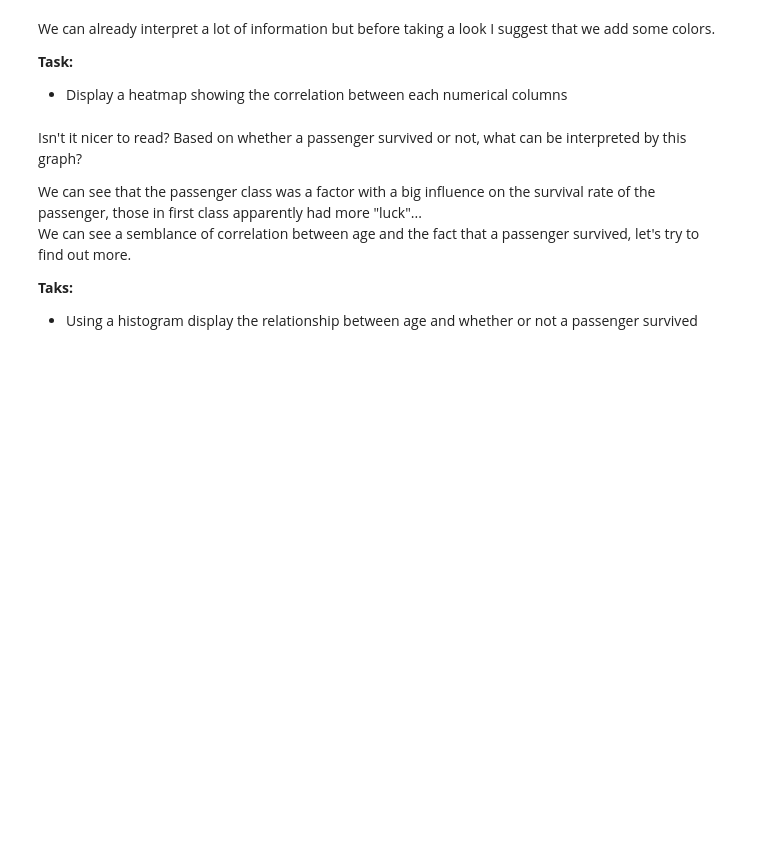
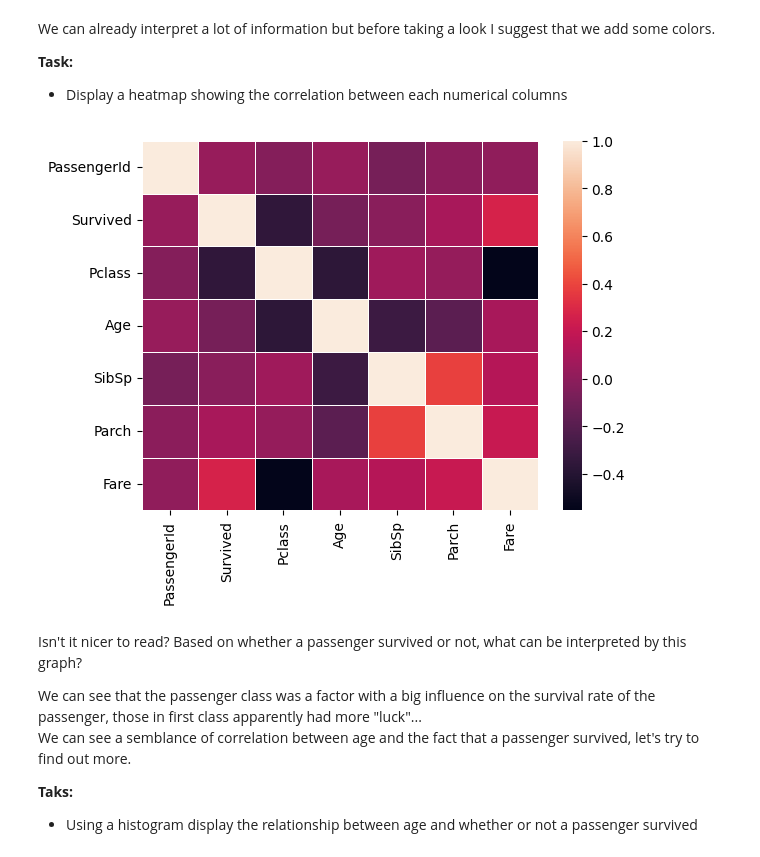
Before and after one commit to PoC-Community/day-01-Maxlam09, a Jupyter notebook: 3 - data-science/Data science.ipynb, the cells around one changed output. Cells and saved outputs as stored; diff of their text form; code cells hidden in the pictures; blank space fills up the shorter version.

```diff
--- a/3 - data-science/Data science.ipynb
+++ b/3 - data-science/Data science.ipynb
@@ -204,11 +230,20 @@ So start by displaying a simple correlation table between the numerical values.
 
 **Task:**
 * Find and display the correlation between each numerical columns
+# %%
+correlation_df = numerical_df.corr()
 # %% [markdown]
 We can already interpret a lot of information but before taking a look I suggest that we add some colors.
 
 **Task:**
 * Display a heatmap showing the correlation between each numerical columns
+# %%
+ax = plt.subplots()
+
+ax = sns.heatmap(correlation_df, linewidths=0.5)
+plt.show()
+# %% [output]
+[figure, added]
 # %% [markdown]
 Isn't it nicer to read? Based on whether a passenger survived or not, what can be interpreted by this graph?
 
```
Also changed, not shown: parts of 10 cells of this notebook.
